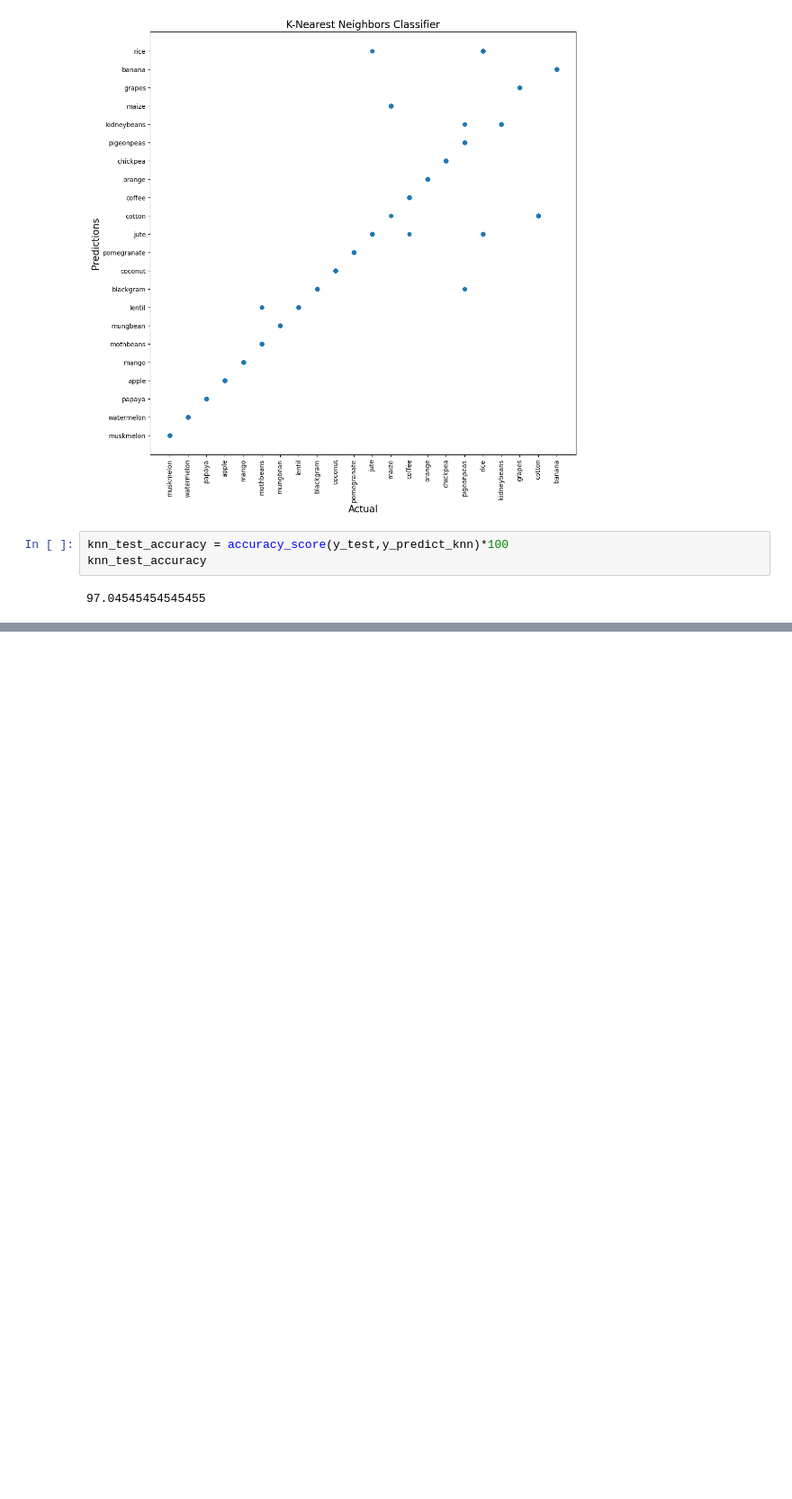
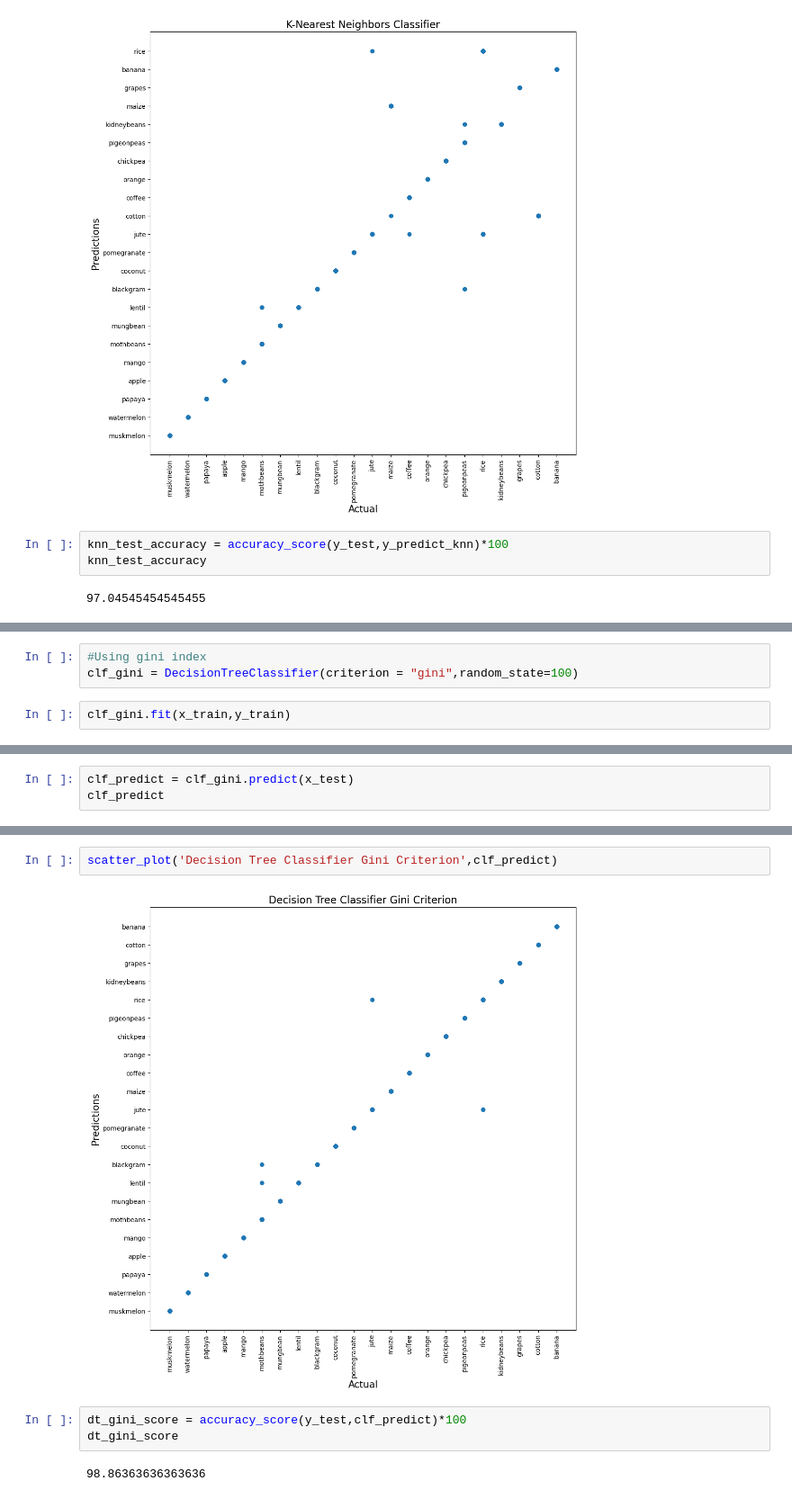
Before and after one commit to Santoshkumargupta/CropPredictions, a Jupyter notebook: CropPredictions.ipynb, the cells around one changed output, grey strips where cells are left out. Shown at 90% size. Saved outputs shown, nothing was run; the diff lists cells and outputs as text; blank space fills up the shorter version.

```diff
--- a/CropPredictions.ipynb
+++ b/CropPredictions.ipynb
@@ -226,0 +233,5 @@ knn_test_accuracy
+# %%
+#Using gini index
+clf_gini = DecisionTreeClassifier(criterion = "gini",random_state=100)
+# %%
+clf_gini.fit(x_train,y_train)
@@ -226,0 +245,3 @@ knn_test_accuracy
+# %%
+clf_predict = clf_gini.predict(x_test)
+clf_predict
@@ -226,0 +306,9 @@ knn_test_accuracy
+# %%
+scatter_plot('Decision Tree Classifier Gini Criterion',clf_predict)
+# %% [output]
+[figure, added]
+# %%
+dt_gini_score = accuracy_score(y_test,clf_predict)*100
+dt_gini_score
+# %% [output]
+98.86363636363636
```
Also changed, not shown: parts of 11 cells of this notebook.
